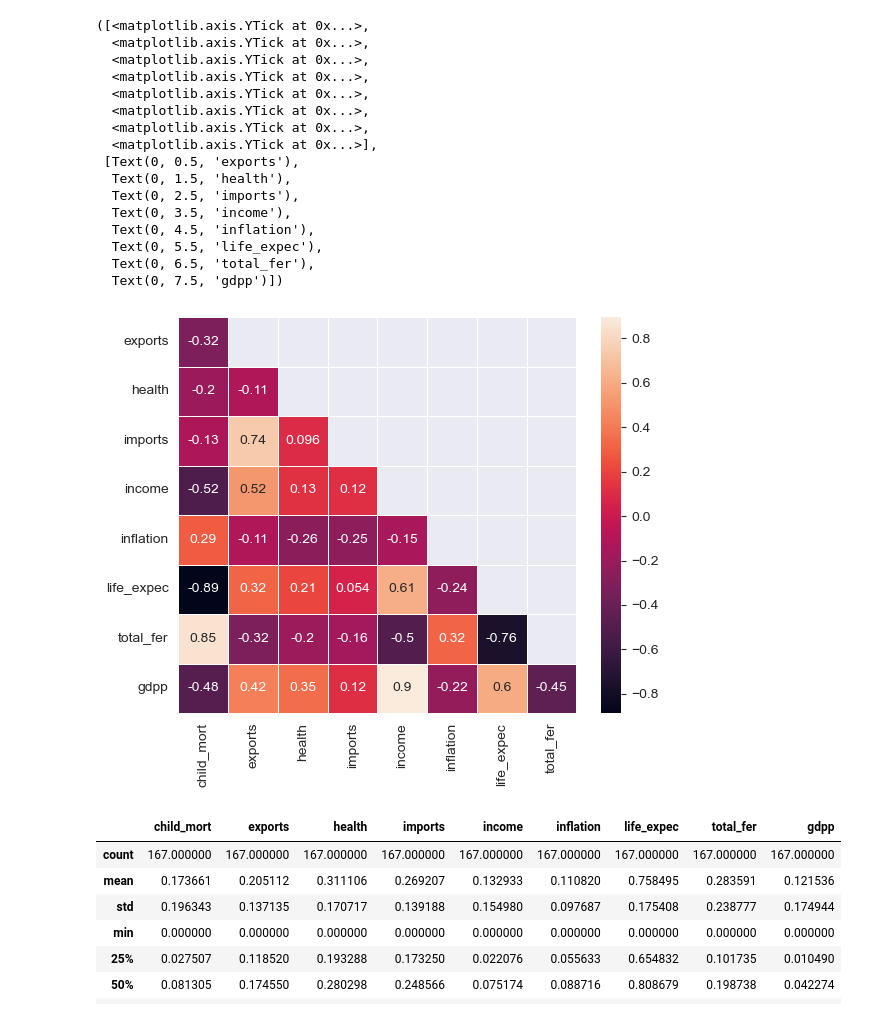
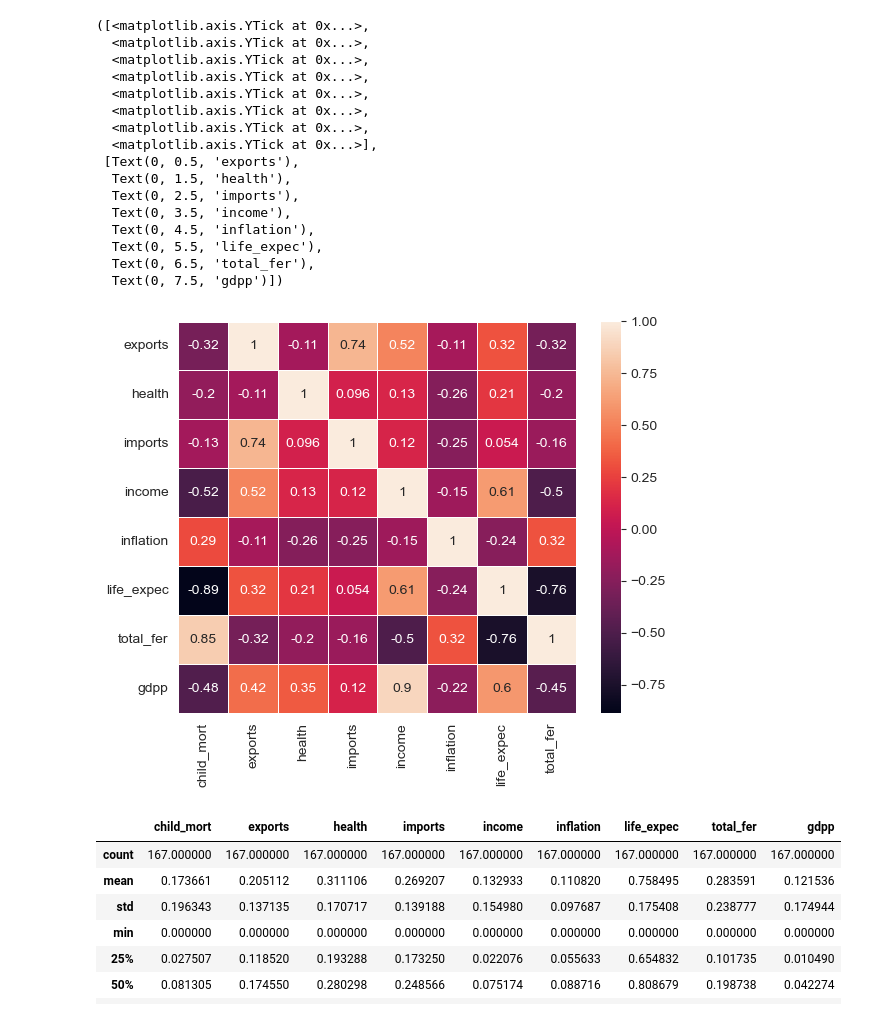
Before and after one commit to Spirit-Hat/DSML, a Jupyter notebook: Lab4/Lab4Final.ipynb, the cells around one changed output. Drawn from its saved outputs; the diff is of its cells as text; code cells hidden in the pictures.

```diff
--- a/Lab4/Lab4Final.ipynb
+++ b/Lab4/Lab4Final.ipynb
@@ -54,35 +54,35 @@ def normalization(df, target):
 raw_data = pd.read_csv('dataset/Country-data.csv')
 
 df = raw_data.copy()
 
 cors = np.ones_like(df.corr(), dtype=bool)
 mask = np.triu(cors)
 mask = mask[1:, :-1]
 
 plt.figure(figsize=(6,5))
 plt.rcParams["figure.autolayout"] = True
 
 df_corr = df.corr().iloc[1:,:-1]
-sns.heatmap(df_corr, annot=True, linewidth=0.4, mask=mask)
+sns.heatmap(df_corr, annot=True, linewidth=0.4)
 plt.yticks(plt.yticks()[0], labels=df_corr.index,rotation=0)
 # %% [output]
 ([<matplotlib.axis.YTick at 0x...>,
   <matplotlib.axis.YTick at 0x...>,
   <matplotlib.axis.YTick at 0x...>,
   <matplotlib.axis.YTick at 0x...>,
   <matplotlib.axis.YTick at 0x...>,
   <matplotlib.axis.YTick at 0x...>,
   <matplotlib.axis.YTick at 0x...>,
   <matplotlib.axis.YTick at 0x...>],
  [Text(0, 0.5, 'exports'),
   Text(0, 1.5, 'health'),
   Text(0, 2.5, 'imports'),
   Text(0, 3.5, 'income'),
   Text(0, 4.5, 'inflation'),
   Text(0, 5.5, 'life_expec'),
   Text(0, 6.5, 'total_fer'),
   Text(0, 7.5, 'gdpp')])
-[figure, old version]
+[figure, new version]
 # %%
 
 data = MinMaxScaler().fit_transform(raw_data.drop(["country"], axis=1))
```
Also changed, not shown: parts of 3 cells of this notebook, 1 other file.
